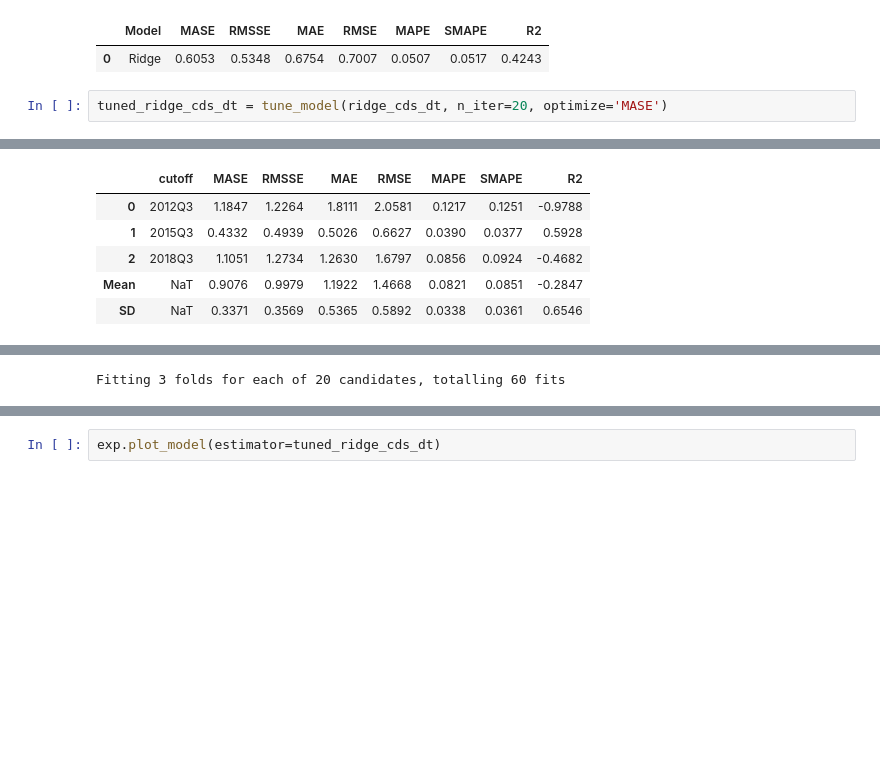
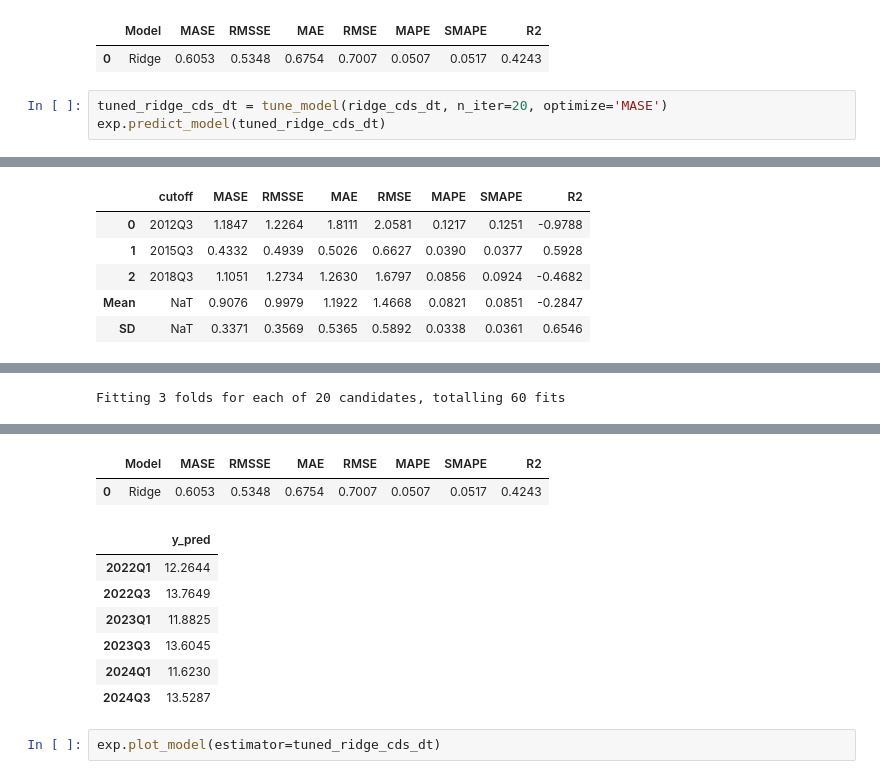
Before and after one commit to imajirzl/thesis-unemployment-rate, a Jupyter notebook: analysis/youth_tuning.ipynb, the cells around one changed output, grey strips where cells are left out. Saved outputs shown, nothing was run; the diff lists cells and outputs as text; blank space fills up the shorter version.

```diff
--- a/analysis/youth_tuning.ipynb
+++ b/analysis/youth_tuning.ipynb
@@ -238,6 +263,7 @@ exp.plot_model(estimator=ridge_cds_dt)
 | 0 | Ridge | 0.6053 | 0.5348 | 0.6754 | 0.7007 | 0.0507 | 0.0517 | 0.4243 |
 # %%
 tuned_ridge_cds_dt = tune_model(ridge_cds_dt, n_iter=20, optimize='MASE')
+exp.predict_model(tuned_ridge_cds_dt)
 # %% [output]
 [interactive output not drawn]
 |  | cutoff | MASE | RMSSE | MAE | RMSE | MAPE | SMAPE | R2 |
@@ -253,3 +280,12 @@ Fitting 3 folds for each of 20 candidates, totalling 60 fits
+|  | Model | MASE | RMSSE | MAE | RMSE | MAPE | SMAPE | R2 |
+| 0 | Ridge | 0.6053 | 0.5348 | 0.6754 | 0.7007 | 0.0507 | 0.0517 | 0.4243 |
+|  | y_pred |
+| 2022Q1 | 12.2644 |
+| 2022Q3 | 13.7649 |
+| 2023Q1 | 11.8825 |
+| 2023Q3 | 13.6045 |
+| 2024Q1 | 11.6230 |
+| 2024Q3 | 13.5287 |
 # %%
 exp.plot_model(estimator=tuned_ridge_cds_dt)
 # %%
```
Also changed, not shown: parts of 3 cells of this notebook.
